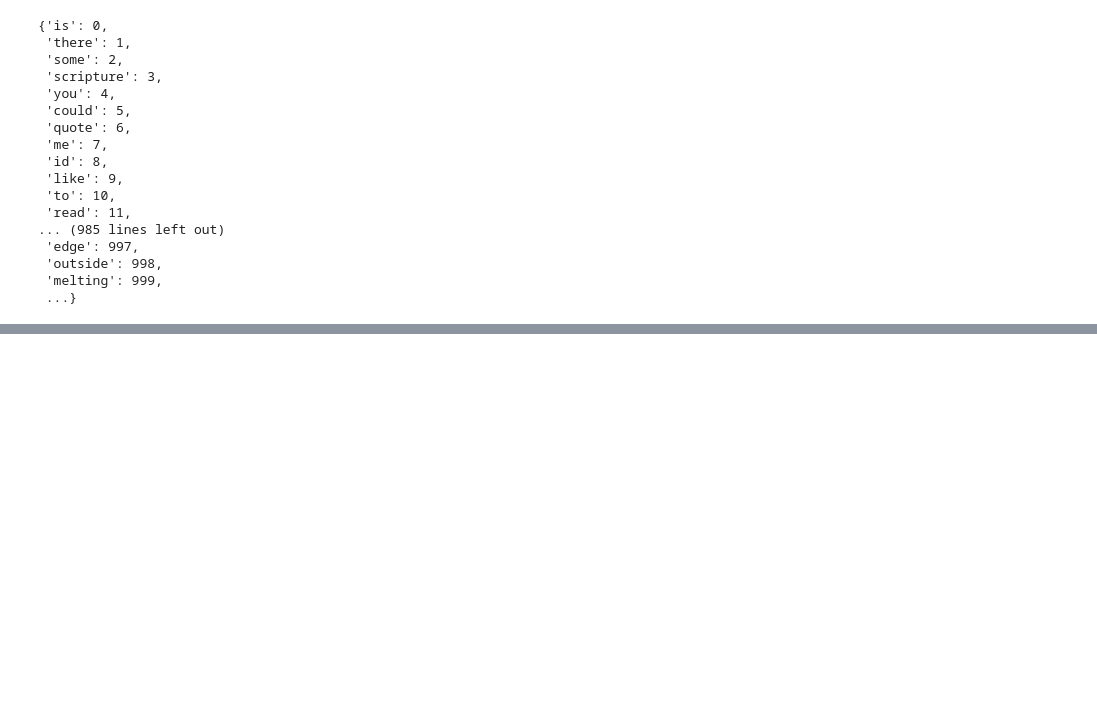
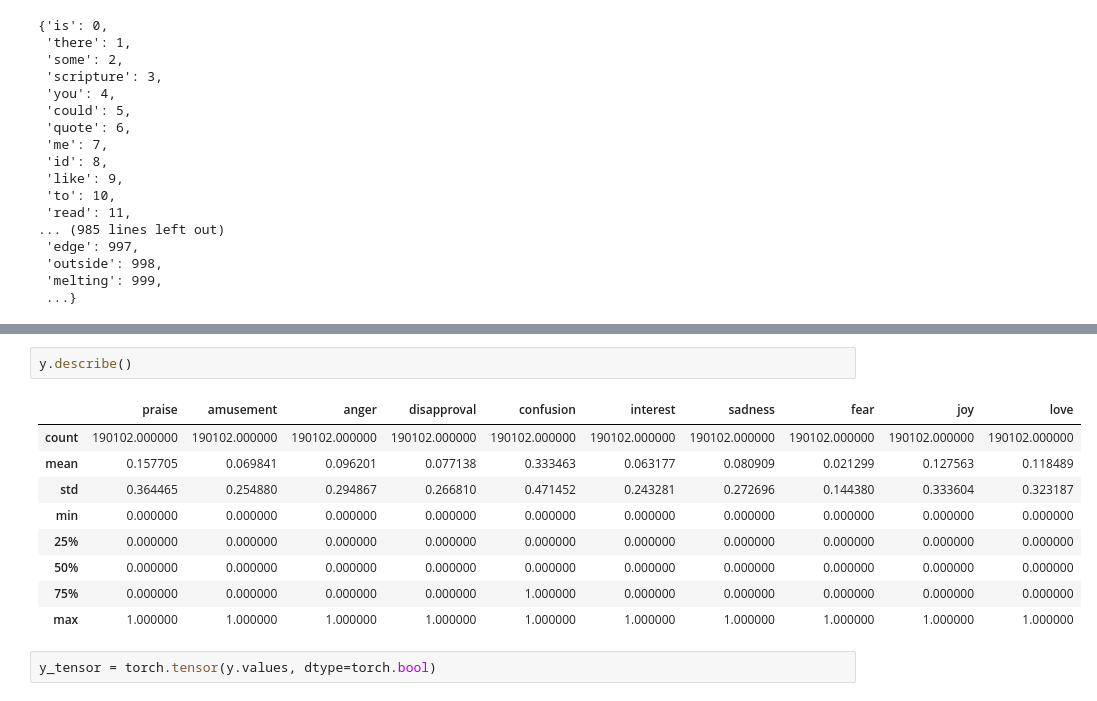
Before and after one commit to ILoveBacteria/machine-learning-assignments, a Jupyter notebook: project/project.ipynb, the cells around one changed output, grey strips where cells are left out. Cells and saved outputs as stored; diff of their text form; blank space fills up the shorter version.

```diff
--- a/project/project.ipynb
+++ b/project/project.ipynb
@@ -279,0 +280,14 @@ tensor([[ True,  True,  True,  ..., False, False, False],
+# %%
+y.describe()
+# %% [output]
+|  | praise | amusement | anger | disapproval | confusion | interest | sadness | fear | joy | love |
+| count | 190102.000000 | 190102.000000 | 190102.000000 | 190102.000000 | 190102.000000 | 190102.000000 | 190102.000000 | 190102.000000 | 190102.000000 | 190102.000000 |
+| mean | 0.157705 | 0.069841 | 0.096201 | 0.077138 | 0.333463 | 0.063177 | 0.080909 | 0.021299 | 0.127563 | 0.118489 |
+| std | 0.364465 | 0.254880 | 0.294867 | 0.266810 | 0.471452 | 0.243281 | 0.272696 | 0.144380 | 0.333604 | 0.323187 |
+| min | 0.000000 | 0.000000 | 0.000000 | 0.000000 | 0.000000 | 0.000000 | 0.000000 | 0.000000 | 0.000000 | 0.000000 |
+| 25% | 0.000000 | 0.000000 | 0.000000 | 0.000000 | 0.000000 | 0.000000 | 0.000000 | 0.000000 | 0.000000 | 0.000000 |
+| 50% | 0.000000 | 0.000000 | 0.000000 | 0.000000 | 0.000000 | 0.000000 | 0.000000 | 0.000000 | 0.000000 | 0.000000 |
+| 75% | 0.000000 | 0.000000 | 0.000000 | 0.000000 | 1.000000 | 0.000000 | 0.000000 | 0.000000 | 0.000000 | 0.000000 |
+| max | 1.000000 | 1.000000 | 1.000000 | 1.000000 | 1.000000 | 1.000000 | 1.000000 | 1.000000 | 1.000000 | 1.000000 |
+# %%
+y_tensor = torch.tensor(y.values, dtype=torch.bool)
```
Also changed, not shown: parts of 4 cells of this notebook.
